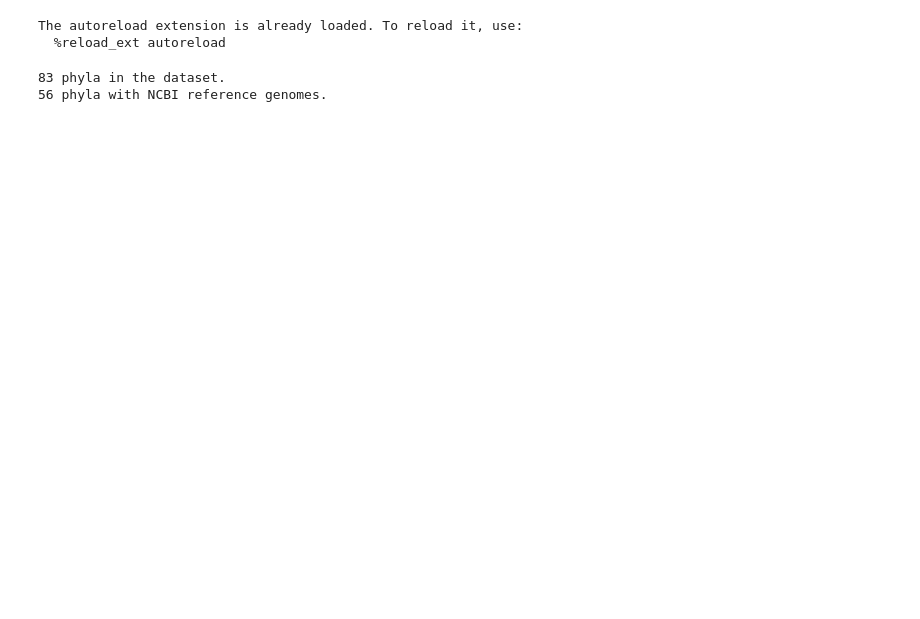
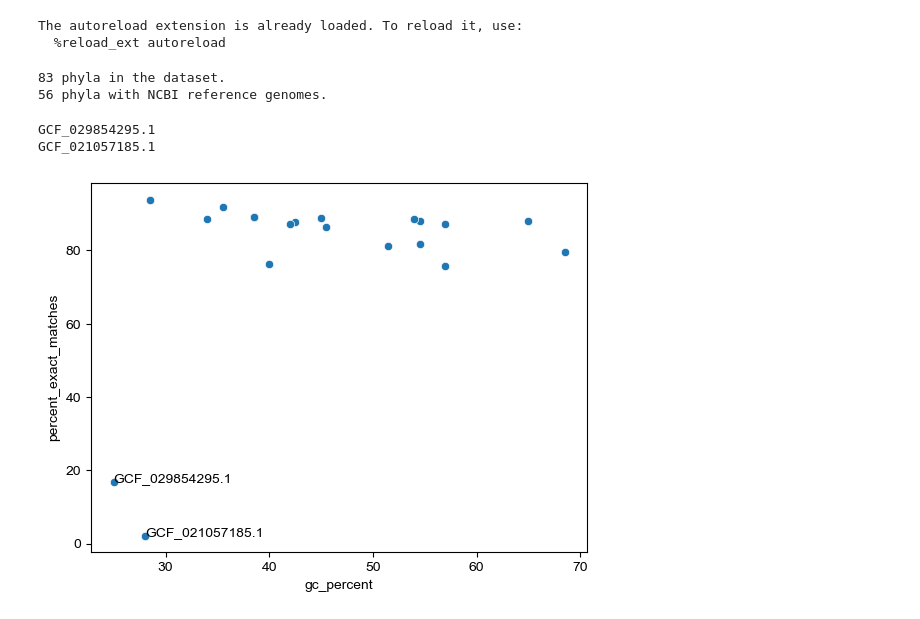
Before and after one commit to pipparichter/frugal, a Jupyter notebook: notebooks/results-5.ipynb, the cells around one changed output. Saved outputs shown, nothing was run; the diff lists cells and outputs as text; code cells hidden in the pictures; blank space fills up the shorter version.

```diff
--- a/notebooks/results-5.ipynb
+++ b/notebooks/results-5.ipynb
@@ -49,3 +61,45 @@ for input_path in tqdm(glob.glob('../data/ncbi/genomes/*'), desc='Running Prodig
+# %%
+if not os.path.exists('../data/results/rare_taxa.csv'):
+    compare_df = list()
+    for query_path in tqdm(glob.glob('../data/prodigal/*'), desc='Comparing Prodigal predictions with NCBI reference annotations.'):
+        reference_path = f'../data/ncbi/gbffs/{get_genome_id(query_path)}_genomic.gbff'
+        compare_df += [compare(query_path, reference_path)]
+    compare_df = pd.concat(compare_df)
+
+    rare_taxa_df = compare_df.merge(rare_taxa_df, left_on='genome_id', right_index=True)
+    rare_taxa_df = rare_taxa_df.rename(columns={'query_seq':'seq'})
+    rare_taxa_df.to_csv('../data/results/rare_taxa_.csv') # Save all sequences, inncluding those exceeding the maximum length.
+
+    mask = rare_taxa_df.seq.apply(len) < 2000
+    print((~mask).sum(), 'Prodigal-predicted sequences exceed the maximum length.')
+    rare_taxa_df = rare_taxa_df[mask].copy()
+    rare_taxa_df.to_csv('../data/results/rare_taxa.csv')
+else:
+    rare_taxa_df = pd.read_csv('../data/results/rare_taxa.csv', index_col=0)
+# %%
+ax_df = pd.DataFrame(index=rare_taxa_df.genome_id.unique())
+ax_df['gc_percent'] = rare_taxa_df.groupby('genome_id').gc_percent.first()
+# ax_df['genome_size'] = rare_taxa_df.groupby('genome_id').apply(len, include_groups=False)
+ax_df['genome_size'] = rare_taxa_df.groupby('genome_id').n_gene_protein_coding.first()
+ax_df['n_exact_matches'] = rare_taxa_df.groupby('genome_id').exact_match.sum()
+ax_df['n_matches'] = rare_taxa_df.groupby('genome_id').match.sum()
+ax_df['percent_matches'] = 100 * ax_df.n_matches / ax_df.genome_size
+ax_df['percent_exact_matches'] = 100 * ax_df.n_exact_matches / ax_df.genome_size
+
+fig, ax = plt.subplots()
+
+
+# sns.scatterplot(data=ax_df, x='gc_percent', y='percent_exact_matches')
+sns.scatterplot(data=ax_df, x='gc_percent', y='percent_exact_matches')
+
+for row in ax_df.itertuples():
+    if row.percent_exact_matches < 20:
+        print(row.Index)
+        ax.text(row.gc_percent, row.percent_exact_matches, row.Index)
+# %% [output]
+GCF_029854295.1
+GCF_021057185.1
+[figure, added]
 # %%
 # def figure(dataset_df:pd.DataFrame, level:str='genus', top_n:int=5):
 
```
Also changed, not shown: parts of 3 cells of this notebook, 4 other files.
